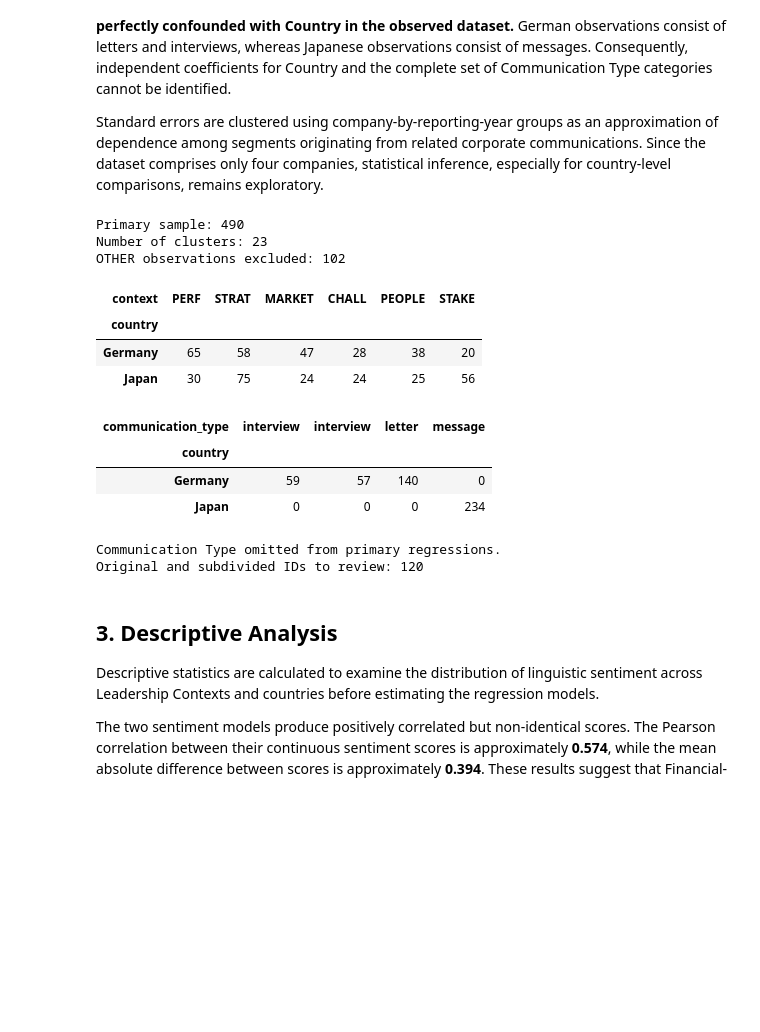
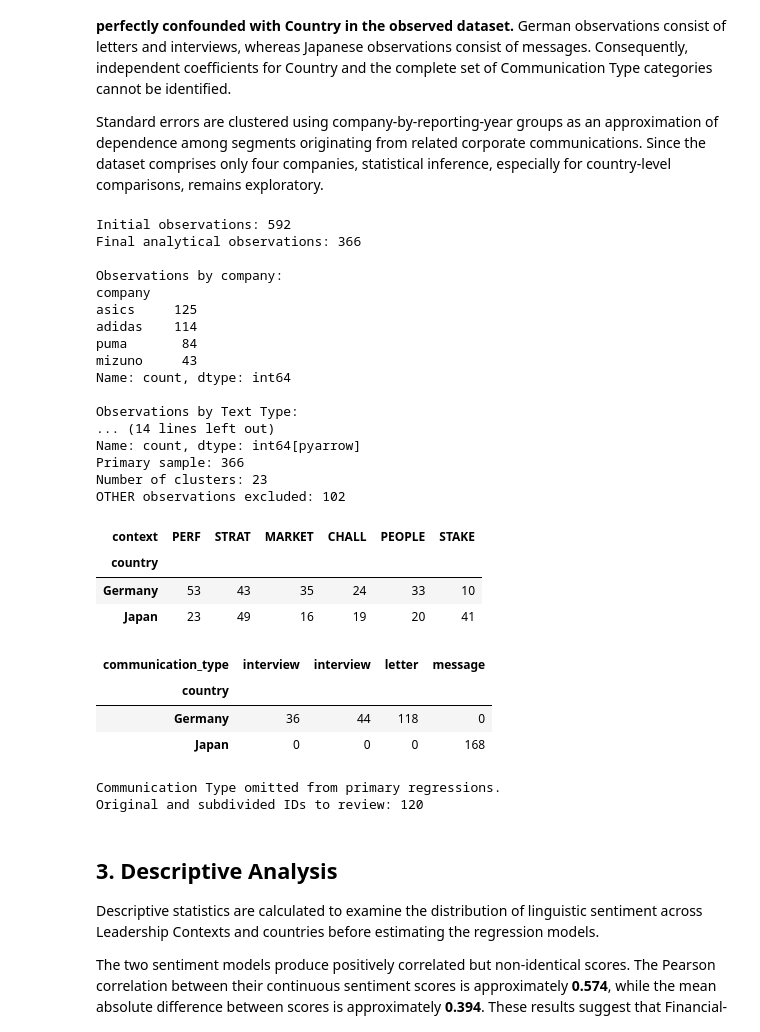
Before and after one commit to sawiDR/CEOCommunication, a Jupyter notebook: notebook/03_regression.ipynb, the cells around one changed output. Cells and saved outputs as stored; diff of their text form; code cells hidden in the pictures; blank space fills up the shorter version.

```diff
--- a/notebook/03_regression.ipynb
+++ b/notebook/03_regression.ipynb
@@ -130,6 +130,13 @@ raw["valence"] = (
     .str.lower()
 )
 
+raw["text_type"] = (
+    raw["text_type"]
+    .astype("string")
+    .str.strip()
+    .str.lower()
+)
+
 raw["year"] = pd.to_numeric(
     raw["year"],
     errors="coerce"
@@ -210,15 +217,32 @@ required = [
     "valence",
     "year",
     "company",
-    "country"
+    "country",
+    "text_type",
+    "text"
 ] + [
     f"{m}_score"
     for m in SENTIMENT_MODELS
 ]
 
+VALID_TEXT_TYPES = ["body_text", "quote", "answer"]
+
 analysis = raw.loc[
     raw["context"].isin(CONTEXTS)
+    & raw["text_type"].isin(VALID_TEXT_TYPES)
 ].dropna(subset=required).copy()
+
+print("Initial observations:", len(raw))
+print("Final analytical observations:", len(analysis))
+
+print("\nObservations by company:")
+print(analysis["company"].value_counts())
+
+print("\nObservations by Text Type:")
+print(analysis["text_type"].value_counts())
+
+print("\nObservations by Leadership Context:")
+print(analysis["context"].value_counts())
 
 # Validate information valence
 
@@ -314,40 +338,54 @@ if "segment_id" in raw.columns:
 
     chk["parent"] = chk["segment_id"].str.replace(
         r"-\d+$", "", regex=True
     )
 
     chk["suffix"] = chk["segment_id"].str.extract(
         r"-(\d+)$",
         expand=False
     )
 
     mixed = chk.groupby(
         ["company", "parent"]
     )["suffix"].agg(
         lambda s: (
             "00" in set(s.dropna())
             and any(
                 x != "00" for x in s.dropna()
             )
         )
     )
 
     print(
         "Original and subdivided IDs to review:",
         int(mixed.sum())
     )
 # %% [output]
-Primary sample: 490
+Initial observations: 592
+Final analytical observations: 366
+
+Observations by company:
+company
+asics     125
+adidas    114
+puma       84
+mizuno     43
+Name: count, dtype: int64
+
+Observations by Text Type:
+... (14 lines left out)
+Name: count, dtype: int64[pyarrow]
+Primary sample: 366
 Number of clusters: 23
 OTHER observations excluded: 102
 | context | PERF | STRAT | MARKET | CHALL | PEOPLE | STAKE |
 | country |  |  |  |  |  |  |
-| Germany | 65 | 58 | 47 | 28 | 38 | 20 |
-| Japan | 30 | 75 | 24 | 24 | 25 | 56 |
+| Germany | 53 | 43 | 35 | 24 | 33 | 10 |
+| Japan | 23 | 49 | 16 | 19 | 20 | 41 |
 | communication_type | interview | interview | letter | message |
 | country |  |  |  |  |
-| Germany | 59 | 57 | 140 | 0 |
-| Japan | 0 | 0 | 0 | 234 |
+| Germany | 36 | 44 | 118 | 0 |
+| Japan | 0 | 0 | 0 | 168 |
 Communication Type omitted from primary regressions.
 Original and subdivided IDs to review: 120
 # %% [markdown]
```
Also changed, not shown: 20 other files.
